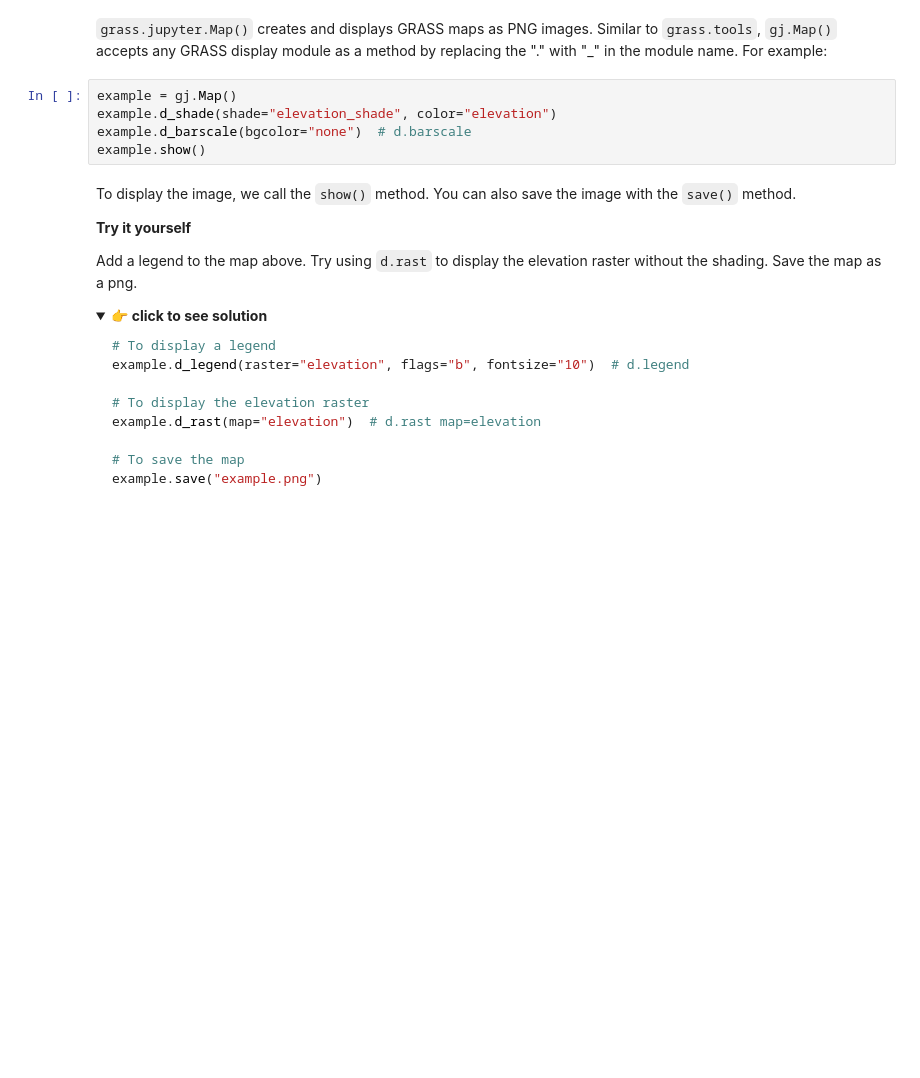
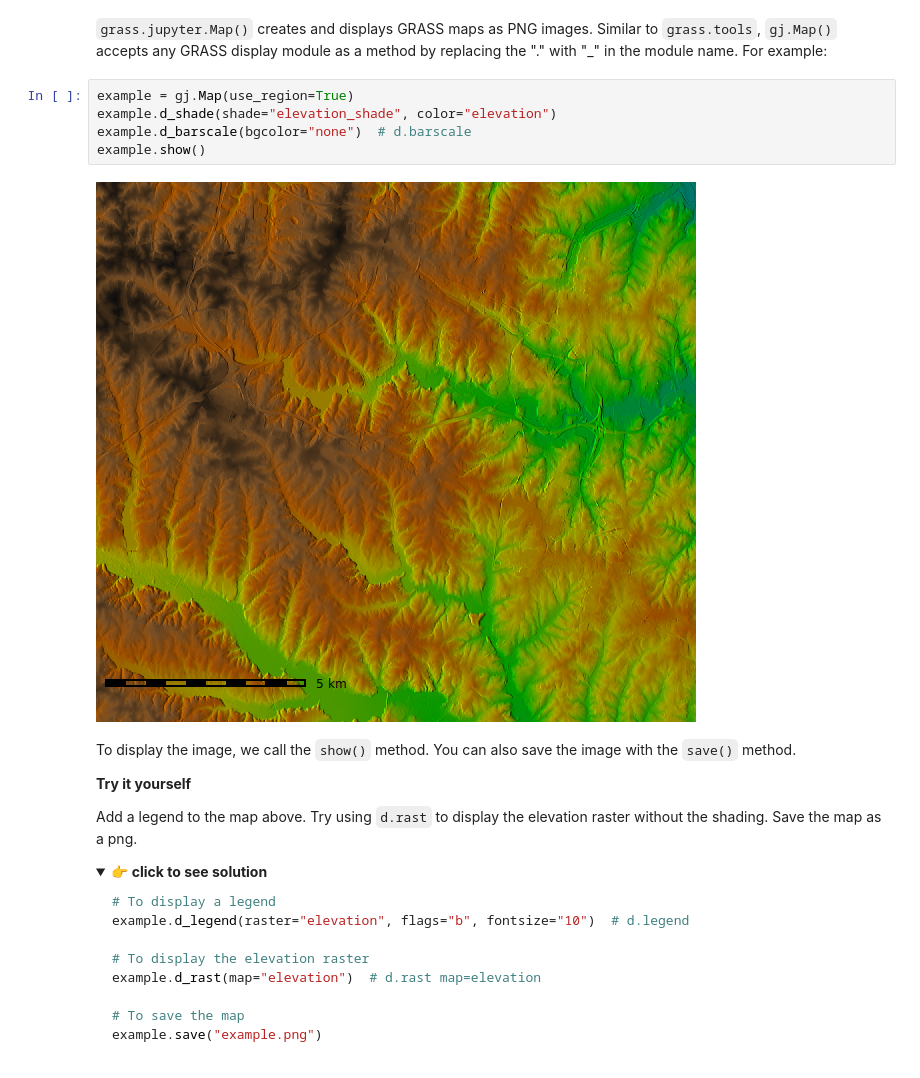
Before and after one commit to cwhite911/FOSS4GNA-2025-workshop, a Jupyter notebook: workshop/part_1_grass/Scripting_with_GRASS.ipynb, the cells around one changed output. Saved outputs shown, nothing was run; the diff lists cells and outputs as text; folded sections open; blank space fills up the shorter version.

```diff
--- a/workshop/part_1_grass/Scripting_with_GRASS.ipynb
+++ b/workshop/part_1_grass/Scripting_with_GRASS.ipynb
@@ -62,10 +135,12 @@ print(layers)
 # %% [markdown]
 `grass.jupyter.Map()` creates and displays GRASS maps as PNG images. Similar to `grass.tools`, `gj.Map()` accepts any GRASS display module as a method by replacing the "." with "_" in the module name. For example:
 # %%
-example = gj.Map()
+example = gj.Map(use_region=True)
 example.d_shade(shade="elevation_shade", color="elevation")
 example.d_barscale(bgcolor="none")  # d.barscale
 example.show()
+# %% [output]
+[figure, added]
 # %% [markdown]
 To display the image, we call the `show()` method. You can also save the image with the `save()` method.
 
```
Also changed, not shown: parts of 17 cells of this notebook, 15 other files.
